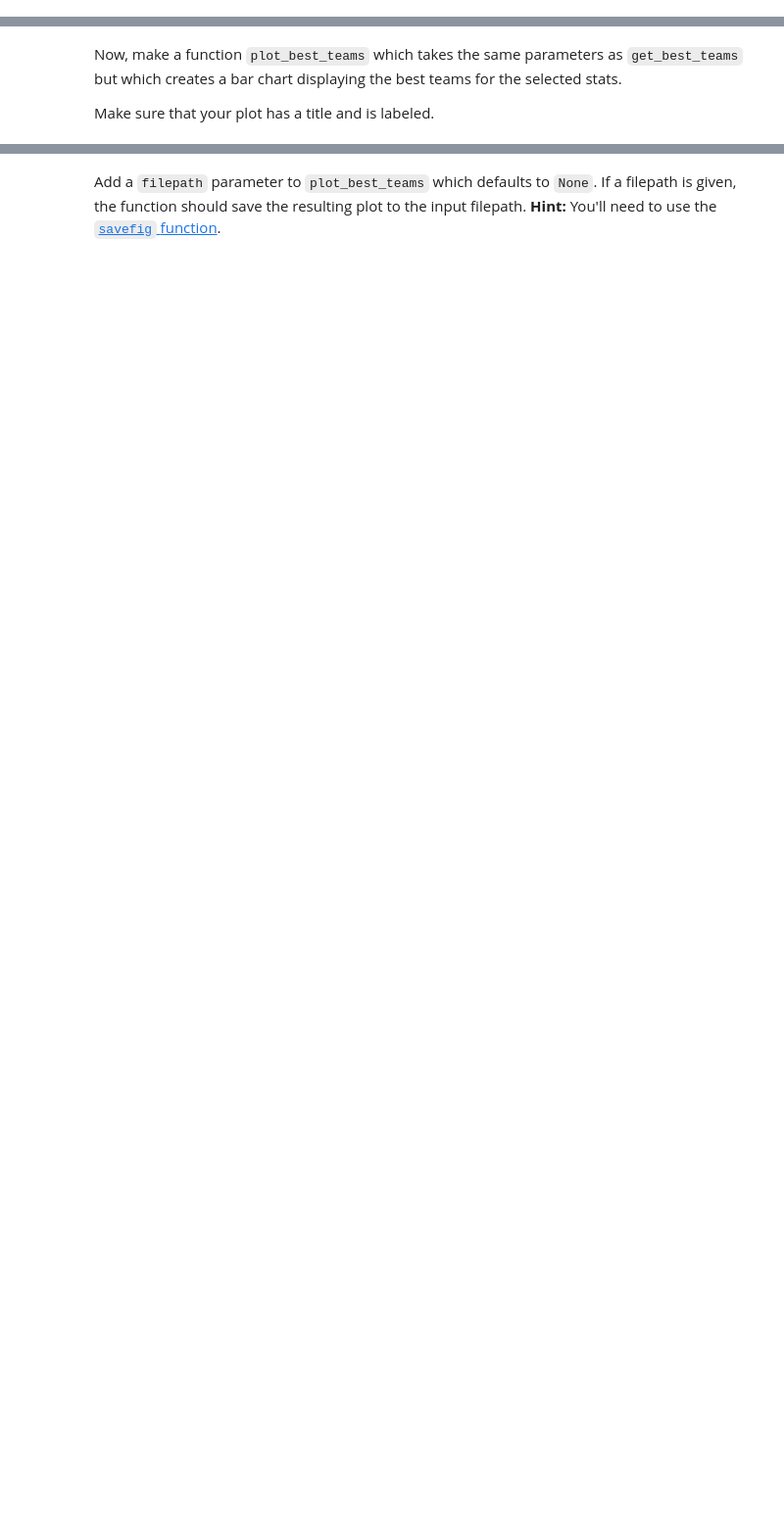
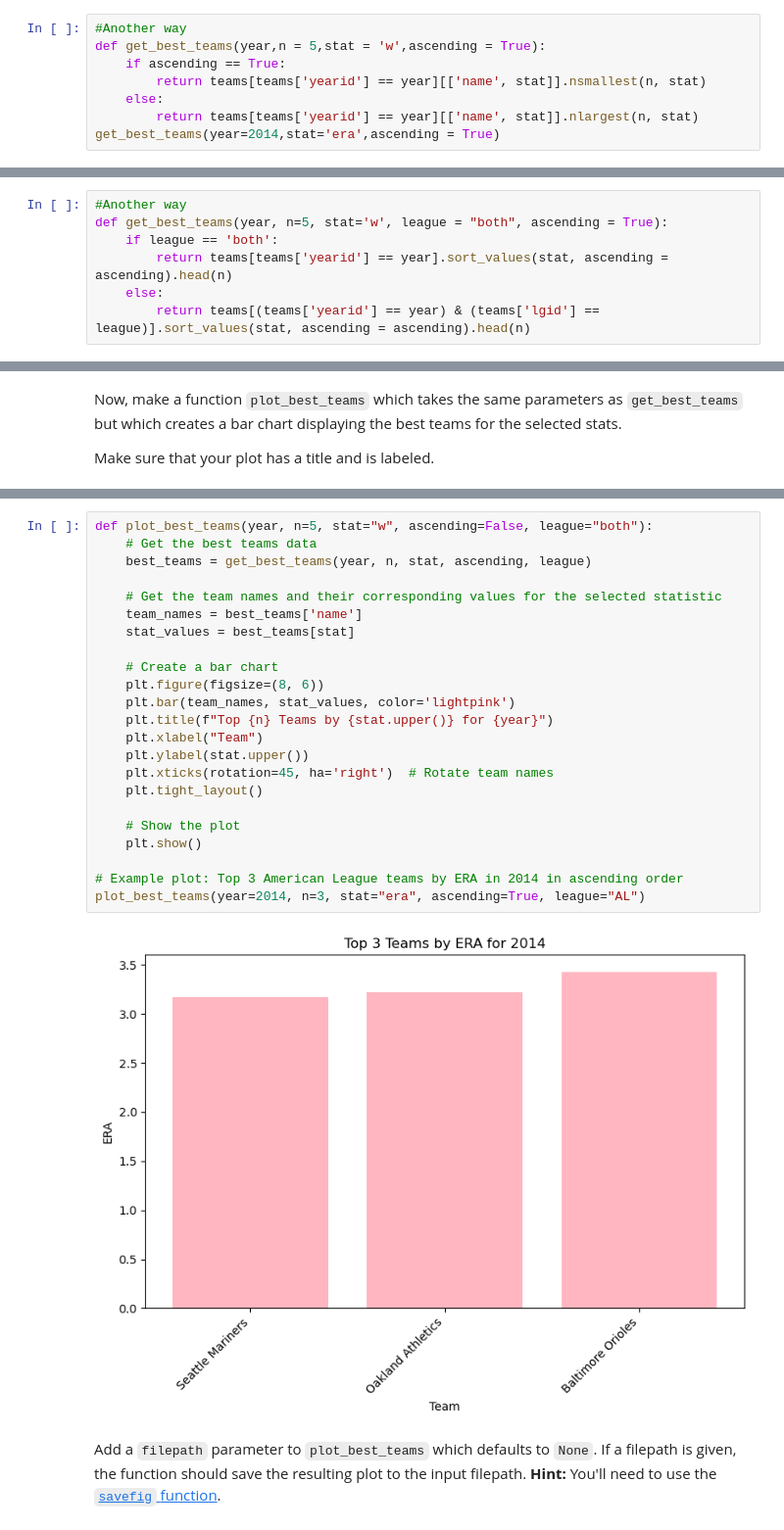
Before and after one commit to NSS-Data-Analytics-Cohort-11/loops-functions-practice-larissaemma, a Jupyter notebook: notebooks/Loops_and_Functions_Practice.ipynb, the cells around one changed output, grey strips where cells are left out. Shown at 98% size. Drawn from its saved outputs; the diff is of its cells as text; blank space fills up the shorter version.

```diff
--- a/notebooks/Loops_and_Functions_Practice.ipynb
+++ b/notebooks/Loops_and_Functions_Practice.ipynb
@@ -360,3 +375,11 @@ print(top_teams_2014_era[['name', 'era']])  # Display colums as team names and t
 0  Washington Nationals  3.03
 1      Seattle Mariners  3.17
 2     Oakland Athletics  3.22
+# %%
+#Another way
+def get_best_teams(year,n = 5,stat = 'w',ascending = True):
+    if ascending == True:
+        return teams[teams['yearid'] == year][['name', stat]].nsmallest(n, stat)
+    else:
+        return teams[teams['yearid'] == year][['name', stat]].nlargest(n, stat)
+get_best_teams(year=2014,stat='era',ascending = True)
@@ -399,3 +429,10 @@ print(top_teams_2014_al[['name', 'era']])  # Display colums as team names and th
 0    Texas Rangers  4.49
 1   Houston Astros  4.11
 2  Minnesota Twins  4.57
+# %%
+#Another way
+def get_best_teams(year, n=5, stat='w', league = "both", ascending = True):
+    if league == 'both':
+        return teams[teams['yearid'] == year].sort_values(stat, ascending = ascending).head(n)
+    else:
+        return teams[(teams['yearid'] == year) & (teams['lgid'] == league)].sort_values(stat, ascending = ascending).head(n)
@@ -408,3 +453,28 @@ Make sure that your plot has a title and is labeled.
+# %%
+def plot_best_teams(year, n=5, stat="w", ascending=False, league="both"):
+    # Get the best teams data
+    best_teams = get_best_teams(year, n, stat, ascending, league)
+
+    # Get the team names and their corresponding values for the selected statistic
+    team_names = best_teams['name']
+    stat_values = best_teams[stat]
+
+    # Create a bar chart
+    plt.figure(figsize=(8, 6))
+    plt.bar(team_names, stat_values, color='lightpink')
+    plt.title(f"Top {n} Teams by {stat.upper()} for {year}")
+    plt.xlabel("Team")
+    plt.ylabel(stat.upper())
+    plt.xticks(rotation=45, ha='right')  # Rotate team names
+    plt.tight_layout()
+
+    # Show the plot
+    plt.show()
+
+# Example plot: Top 3 American League teams by ERA in 2014 in ascending order
+plot_best_teams(year=2014, n=3, stat="era", ascending=True, league="AL")
+# %% [output]
+[figure, added]
 # %% [markdown]
 Add a `filepath` parameter to `plot_best_teams` which defaults to `None`. If a filepath is given, the function should save the resulting plot to the input filepath. **Hint:** You'll need to use the [`savefig` function](https://matplotlib.org/stable/api/_as_gen/matplotlib.pyplot.savefig.html).
 # %%
```
Also changed, not shown: parts of 31 cells of this notebook, 15 other files.
